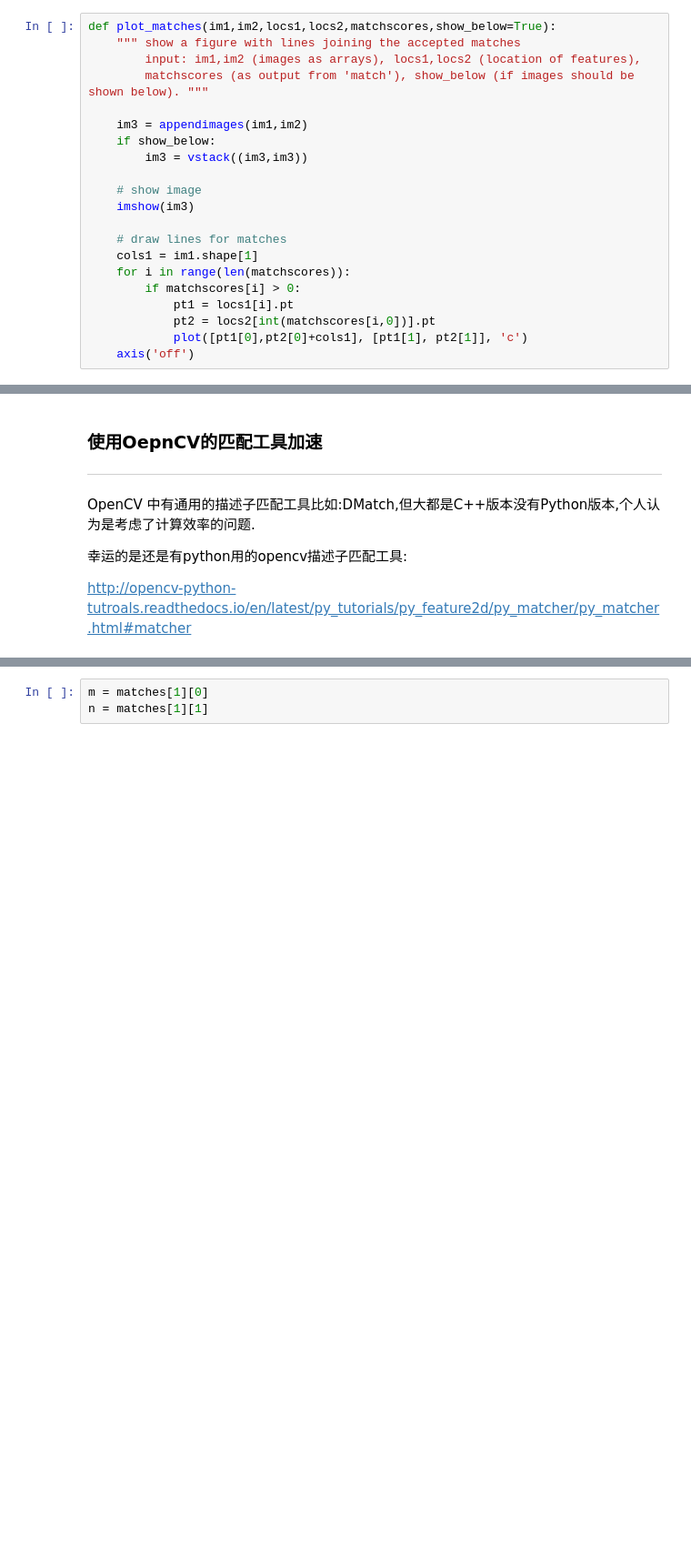
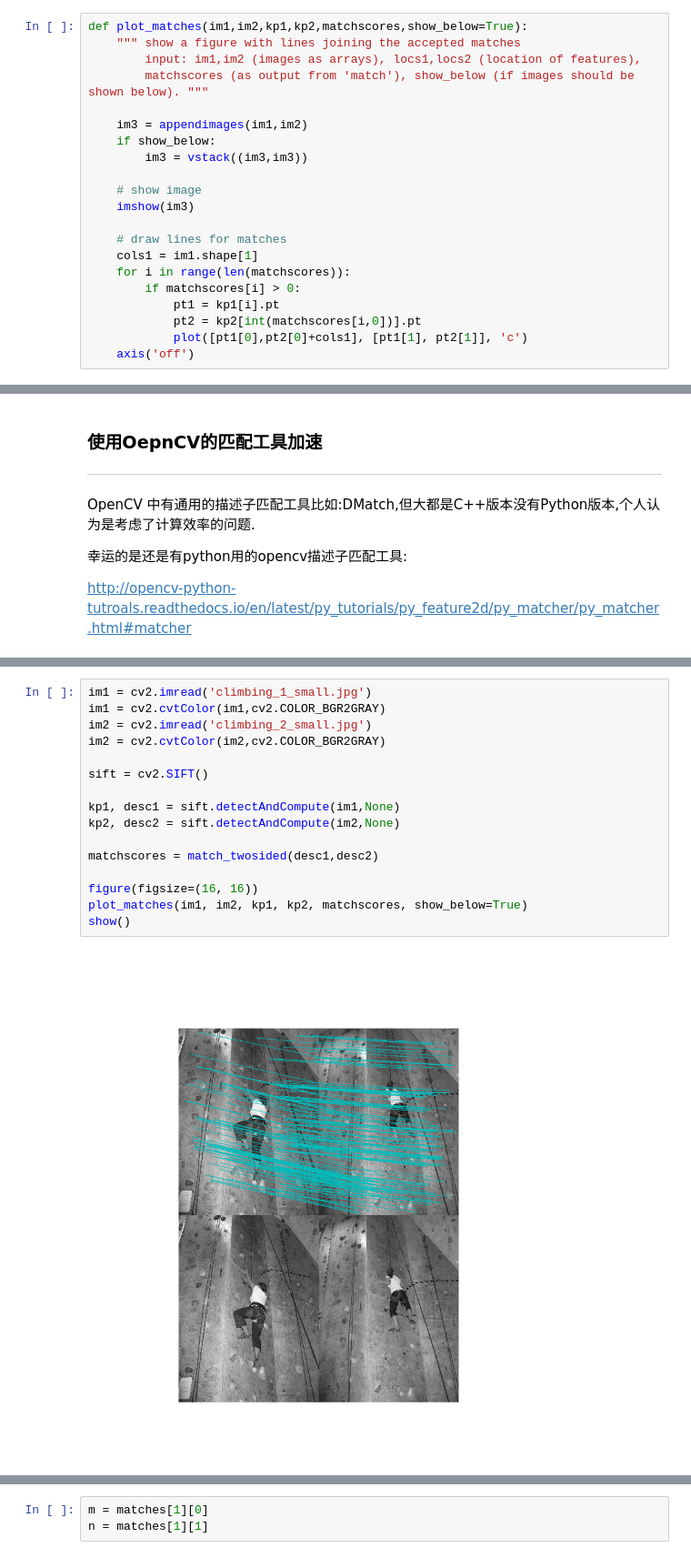
Before and after one commit to LMCallMe/PYCVReading, a Jupyter notebook: ch02-局部图像表述子.ipynb, the cells around one changed output, grey strips where cells are left out. Shown at 91% size. Drawn from its saved outputs; the diff is of its cells as text; blank space fills up the shorter version.

Commit message:
调整了 ch02 中的一些代码和 data/PCV/localdescriptors/sift.py 使得用opencv的sift检测符合原书的习惯

```diff
--- a/ch02-局部图像表述子.ipynb
+++ b/ch02-局部图像表述子.ipynb
@@ -402,7 +412,7 @@ def appendimages(im1,im2):
 
     return concatenate((im1,im2), axis=1)
 # %%
-def plot_matches(im1,im2,locs1,locs2,matchscores,show_below=True):
+def plot_matches(im1,im2,kp1,kp2,matchscores,show_below=True):
     """ show a figure with lines joining the accepted matches
         input: im1,im2 (images as arrays), locs1,locs2 (location of features),
         matchscores (as output from 'match'), show_below (if images should be shown below). """
@@ -418,8 +428,8 @@ def plot_matches(im1,im2,locs1,locs2,matchscores,show_below=True):
     cols1 = im1.shape[1]
     for i in range(len(matchscores)):
         if matchscores[i] > 0:
-            pt1 = locs1[i].pt
-            pt2 = locs2[int(matchscores[i,0])].pt
+            pt1 = kp1[i].pt
+            pt2 = kp2[int(matchscores[i,0])].pt
             plot([pt1[0],pt2[0]+cols1], [pt1[1], pt2[1]], 'c')
     axis('off')
 # %%
@@ -508,0 +486,18 @@ imshow(view)
+# %%
+im1 = cv2.imread('climbing_1_small.jpg')
+im1 = cv2.cvtColor(im1,cv2.COLOR_BGR2GRAY)
+im2 = cv2.imread('climbing_2_small.jpg')
+im2 = cv2.cvtColor(im2,cv2.COLOR_BGR2GRAY)
+
+sift = cv2.SIFT()
+
+kp1, desc1 = sift.detectAndCompute(im1,None)
+kp2, desc2 = sift.detectAndCompute(im2,None)
+
+matchscores = match_twosided(desc1,desc2)
+
+figure(figsize=(16, 16))
+plot_matches(im1, im2, kp1, kp2, matchscores, show_below=True)
+show()
+# %% [output]
+[figure, added]
```
Also changed, not shown: parts of 14 cells of this notebook, 1 other file.
